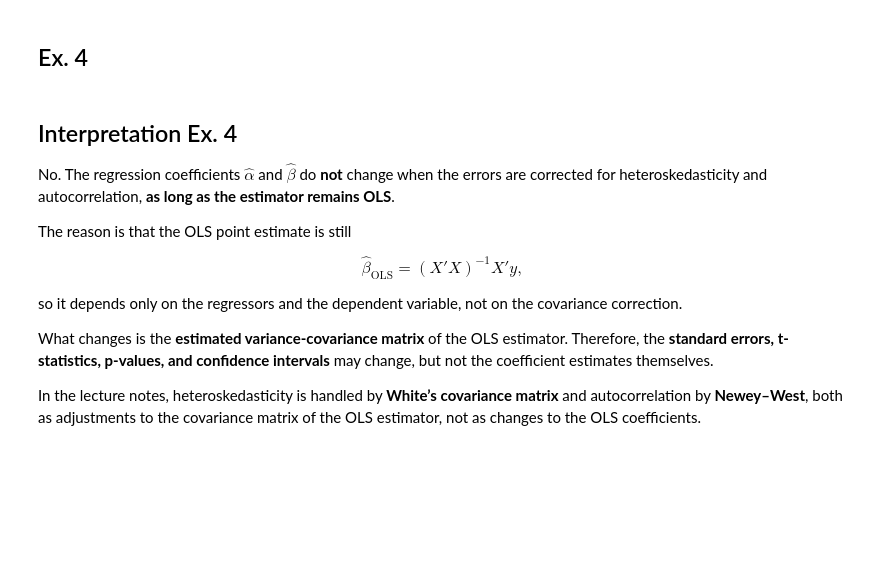
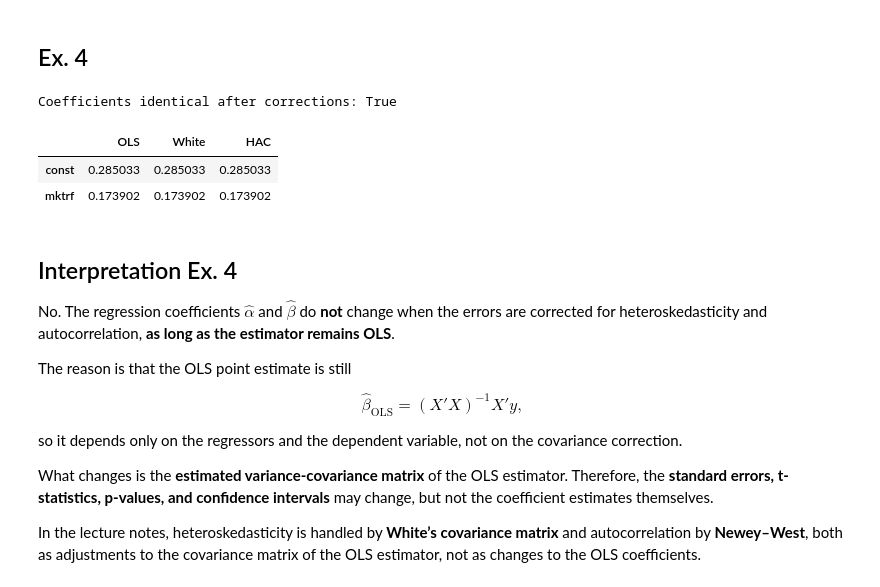
Before and after one commit to cyrilgabriele/FinancialEconometrics, a Jupyter notebook: homeworks/homework02/homework02.ipynb, the cells around one changed output. Cells and saved outputs as stored; diff of their text form; code cells hidden in the pictures; blank space fills up the shorter version.

```diff
--- a/homeworks/homework02/homework02.ipynb
+++ b/homeworks/homework02/homework02.ipynb
@@ -122,6 +122,24 @@ The blue band is the confidence band defined by default at 95%:
 - The lecture notes say that we reject if DW_Score < 1.5. Since we obtain a value of ~1.5643 we do *NOT* reject H_0 => Therefore, we do not find sufficient evidence of positive first-order autocorrelation.
 # %% [markdown]
 ## Ex. 4
+# %%
+white_model = model.get_robustcov_results(cov_type="HC0")
+hac_model = model.get_robustcov_results(cov_type="HAC", maxlags=1, use_correction=True)
+
+coef_comparison = pd.DataFrame({
+    "OLS": model.params,
+    "White": white_model.params,
+    "HAC": hac_model.params,
+})
+
+identical = coef_comparison.apply(lambda row: row.nunique() == 1, axis=1)
+print("Coefficients identical after corrections:", identical.all())
+coef_comparison
+# %% [output]
+Coefficients identical after corrections: True
+|  | OLS | White | HAC |
+| const | 0.285033 | 0.285033 | 0.285033 |
+| mktrf | 0.173902 | 0.173902 | 0.173902 |
 # %% [markdown]
 ## Interpretation Ex. 4
 No. The regression coefficients $\hat{\alpha}$ and $\hat{\beta}$ do **not** change when the errors are corrected for heteroskedasticity and autocorrelation, **as long as the estimator remains OLS**.
```
Also changed, not shown: parts of 10 cells of this notebook.
